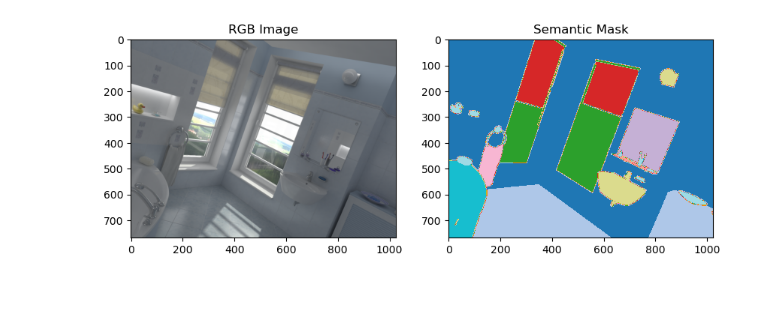
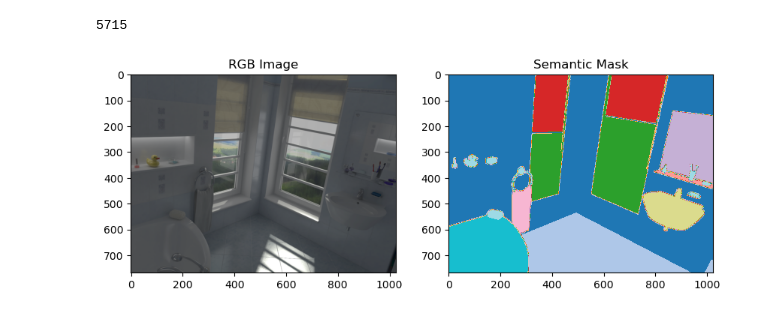
Before and after one commit to RolandGulbinovic/dl_team_project, a Jupyter notebook: team_project.ipynb, the cells around one changed output. Drawn from its saved outputs; the diff is of its cells as text; code cells hidden in the pictures.

Commit message:
Update image reading

```diff
--- a/team_project.ipynb
+++ b/team_project.ipynb
@@ -54,0 +83,3 @@ samples = load_all_hypersim_samples(TOP_LEVEL_DIR)
+# %%
+base_dir = r"G:\Volumes\portable_hard_drive\evermotion_dataset\scenes"
+sample_paths = collect_sample_paths(base_dir)
@@ -55,19 +104,26 @@ samples = load_all_hypersim_samples(TOP_LEVEL_DIR)
+# %%
+dataset = HypersimSegmentationDataset(sample_paths)
+# %%
+len(dataset)
+# %% [output]
+5715
+# %%
+# here we call our dataset and it will read the files and return the image and the mask.
+rgb_img, mask = dataset[1]
 # %%
-if samples:
-    rgb_img, mask = samples[0]
-    norm_factor = np.percentile(rgb_img, 99)  # images need to be normalized because they come from hdf5 format
-    rgb_norm = rgb_img / norm_factor
-    gamma = 2.2 # Gamma correction is needed to make the image brighter
-    rgb_corrected = np.power(rgb_img / norm_factor, 1 / gamma)
-    rgb_disp = (np.clip(rgb_corrected, 0, 1) * 255).astype(np.uint8)
-    plt.figure(figsize=(10, 5))
-    plt.subplot(1, 2, 1)
-    plt.imshow(rgb_disp)
-    plt.title("RGB Image")
+norm_factor = np.percentile(rgb_img, 99)  # images need to be normalized because they come from hdf5 format
+rgb_norm = rgb_img / norm_factor
+gamma = 2.2 # Gamma correction is needed to make the image brighter
+rgb_corrected = np.power(rgb_img / norm_factor, 1 / gamma)
+rgb_disp = (np.clip(rgb_corrected, 0, 1) * 255).astype(np.uint8)
+plt.figure(figsize=(10, 5))
+plt.subplot(1, 2, 1)
+plt.imshow(rgb_disp)
+plt.title("RGB Image")
 
-    plt.subplot(1, 2, 2)
-    plt.imshow(mask.astype(np.int32), cmap='tab20')
-    plt.title("Semantic Mask")
-    plt.show()
+plt.subplot(1, 2, 2)
+plt.imshow(mask.astype(np.int32), cmap='tab20')
+plt.title("Semantic Mask")
+plt.show()
 # %% [output]
-[figure, old version]
+[figure, new version]
```
Also changed, not shown: parts of 7 cells of this notebook.
